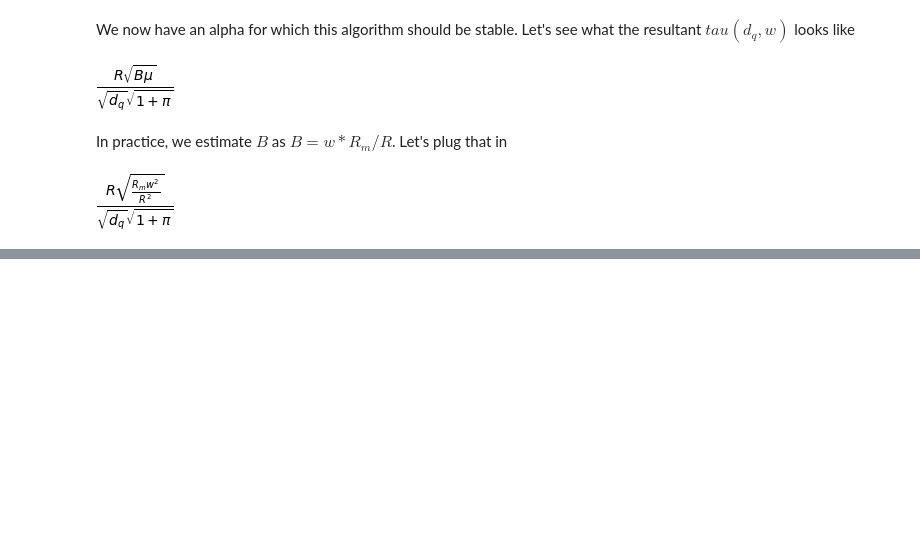
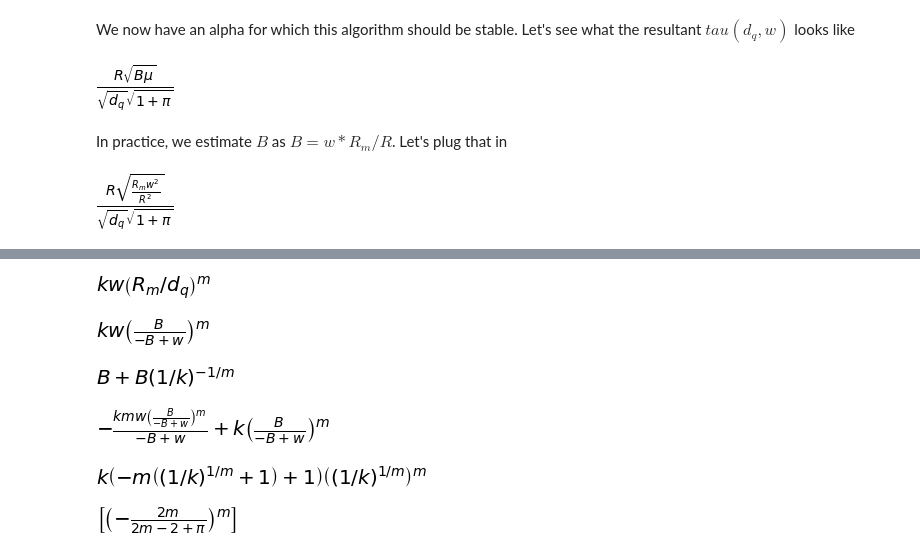
Before and after one commit to venkatarun95/cc_sim, a Jupyter notebook: analysis/instant_tcp_design.ipynb, the cells around one changed output, grey strips where cells are left out. Saved outputs shown, nothing was run; the diff lists cells and outputs as text; code cells hidden in the pictures; blank space fills up the shorter version.

```diff
--- a/analysis/instant_tcp_design.ipynb
+++ b/analysis/instant_tcp_design.ipynb
@@ -85,0 +102,38 @@ simplify(tau_with_B.subs(B, w * R_m / R).subs(mu * R_m, B).subs(B, w * R_m / R))
+# %%
+tau, alpha, k, l, m = symbols('\\tau \\alpha k l m')
+
+# The base equation
+tau = k * w * (R_m / d_q) ** m
+tau
+# %% [output]
+[figure, added]
+# %%
+# tau in terms of B and w
+tau_wB = tau.subs(*ident_d_q).subs(*ident_R_m)
+tau_wB
+# %% [output]
+[figure, added]
+# %%
+# Solve for the equilibirum condition
+w_eq = solve(tau_wB - w, w)[1]
+#w_eq = B + a ** (1 / m) B
+w_eq
+# %% [output]
+[figure, added]
+# %%
+# Derivative of tau
+dtau_dw = diff(tau.subs(*ident_d_q).subs(*ident_R_m), w)
+dtau_dw
+# %% [output]
+[figure, added]
+# %%
+# Derivative at equilibrium
+dtau_dw__2 = simplify(dtau_dw.subs(w, w_eq))
+dtau_dw__2
+# %% [output]
+[figure, added]
+# %%
+# Find a k that satisfies that the derivative is smaller than pi / 2 for any m
+solve(dtau_dw__2 - pi/2, k)
+# %% [output]
+[figure, added]
```
Also changed, not shown: parts of 7 cells of this notebook, 2 other files.
